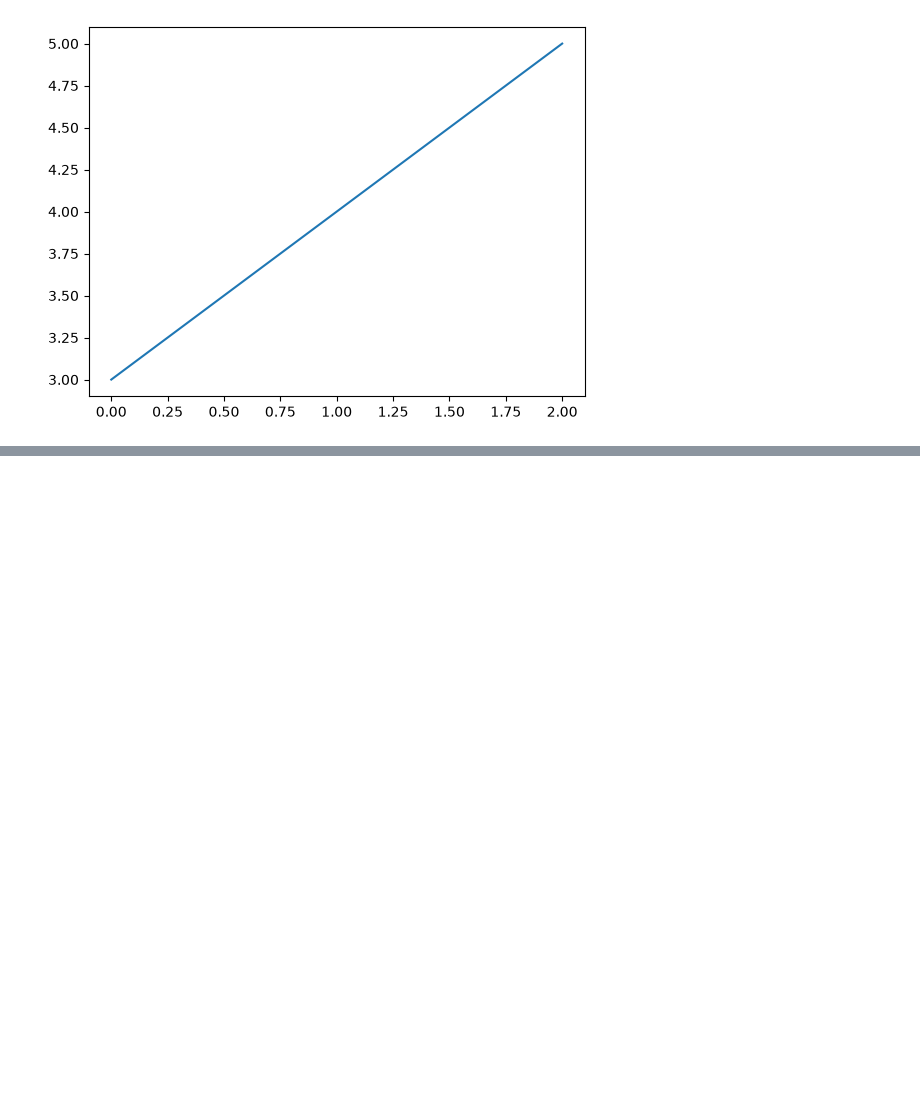
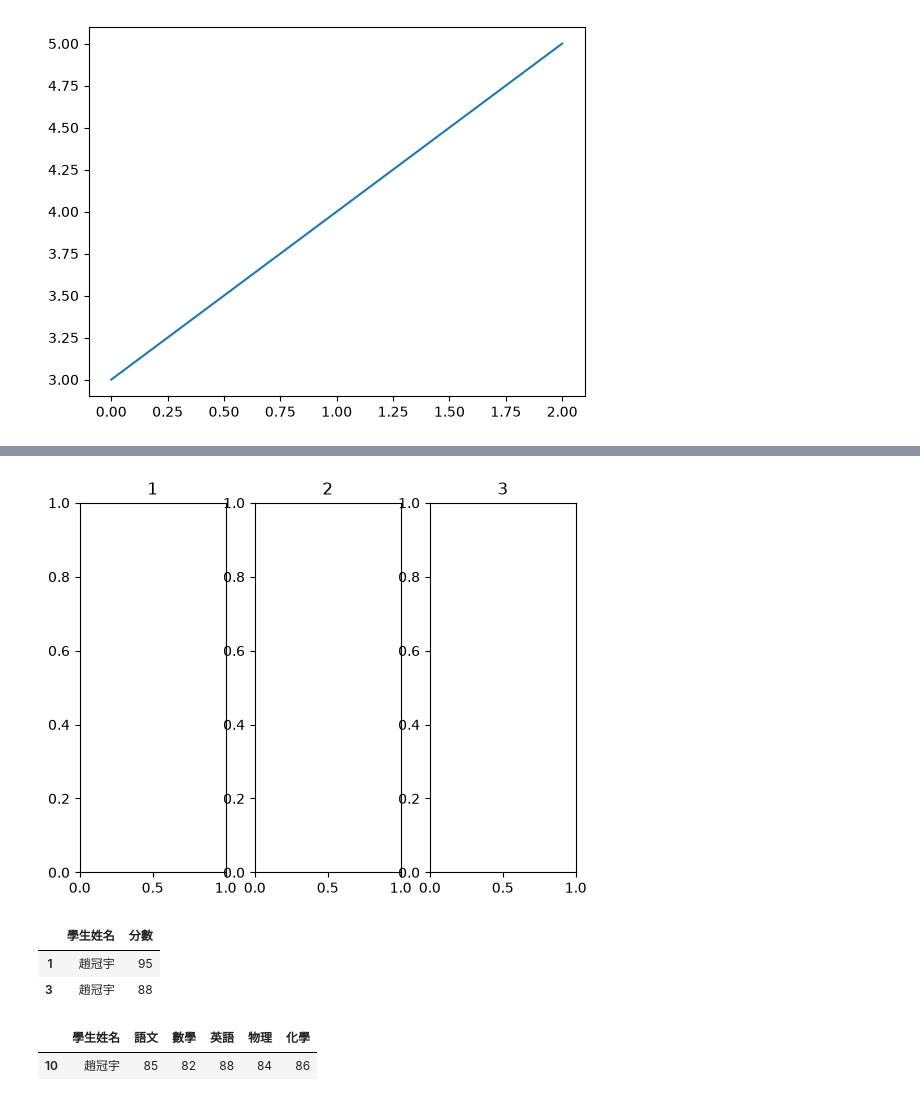
Before and after one commit to dearbonnie/-python-project, a Jupyter notebook: 06-13/lesson3.ipynb, the cells around one changed output, grey strips where cells are left out. Drawn from its saved outputs; the diff is of its cells as text; code cells hidden in the pictures; blank space fills up the shorter version.

```diff
--- a/06-13/lesson3.ipynb
+++ b/06-13/lesson3.ipynb
@@ -20,0 +42,44 @@ Matplotlib is building the font cache; this may take a moment.
+# %%
+import matplotlib.pyplot as plt
+
+#製作figure
+fig = plt.figure()
+
+# 1x3的矩陣的第1個位置中設定axes
+ax_1 = fig.add_subplot(1, 3, 1)
+ax_1.set_title('1')  #圖的標題
+
+# 1x3的矩陣的第2個位置中設定axes
+ax_2 = fig.add_subplot(1, 3, 2)
+ax_2.set_title('2')  #圖的標題
+
+# 1x3的矩陣的第3個位置中設定axes
+ax_3 = fig.add_subplot(1, 3, 3)
+ax_3.set_title('3')  #圖的標題
+
+#顯示圖
+plt.show()
+# %% [output]
+[figure, added]
+# %%
+import pandas as pd
+
+df = pd.DataFrame({
+    "學生姓名": ["王小明", "趙冠宇", "李小華", "趙冠宇"],
+    "分數": [80, 95, 72, 88]
+})
+
+df[df["學生姓名"] == "趙冠宇"]
+# %% [output]
+|  | 學生姓名 | 分數 |
+| 1 | 趙冠宇 | 95 |
+| 3 | 趙冠宇 | 88 |
+# %%
+import pandas as pd
+
+df = pd.read_csv("考試分數_3年6班.csv")
+df[df["學生姓名"] == "趙冠宇"]
+#print(zhao)
+# %% [output]
+|  | 學生姓名 | 語文 | 數學 | 英語 | 物理 | 化學 |
+| 10 | 趙冠宇 | 85 | 82 | 88 | 84 | 86 |
```
Also changed, not shown: parts of 2 cells of this notebook, 5 other files.
